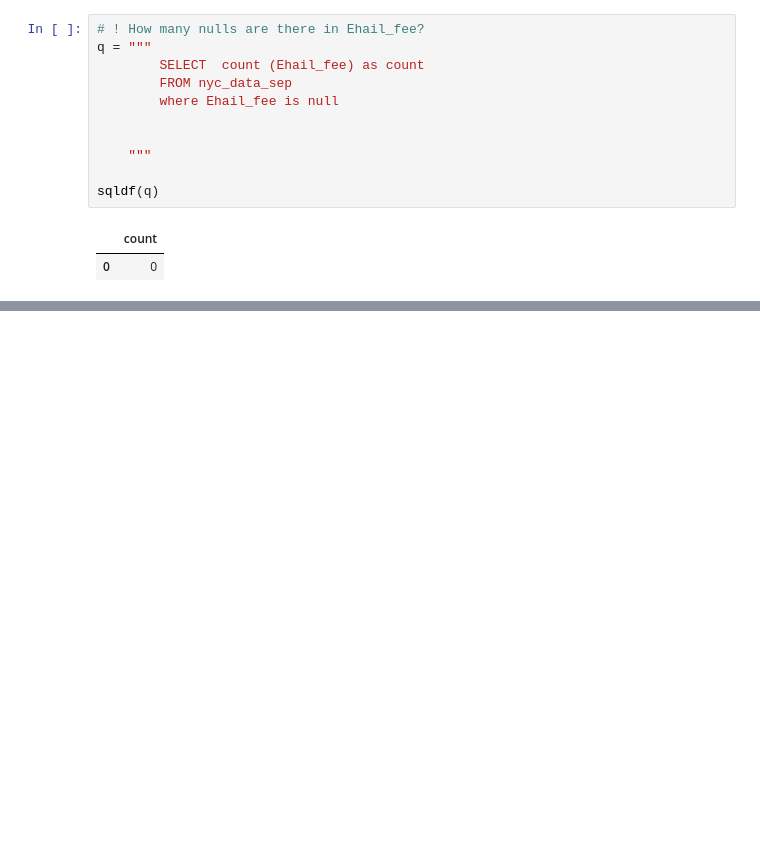
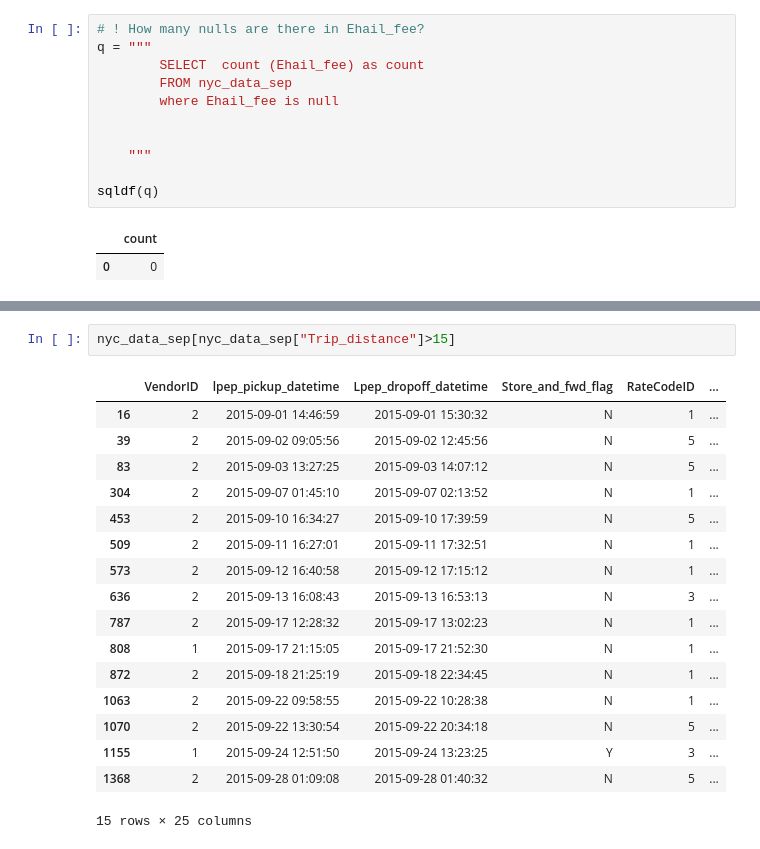
Before and after one commit to bayraktarengin/eurotech_ds, a Jupyter notebook: sql/nyc_taxi_query_notebook.ipynb, the cells around one changed output, grey strips where cells are left out. Saved outputs shown, nothing was run; the diff lists cells and outputs as text; blank space fills up the shorter version.

```diff
--- a/sql/nyc_taxi_query_notebook.ipynb
+++ b/sql/nyc_taxi_query_notebook.ipynb
@@ -543,0 +581,20 @@ sqldf(q)
+# %%
+nyc_data_sep[nyc_data_sep["Trip_distance"]>15]
+# %% [output]
+|  | VendorID | lpep_pickup_datetime | Lpep_dropoff_datetime | Store_and_fwd_flag | RateCodeID | ... |
+| 16 | 2 | 2015-09-01 14:46:59 | 2015-09-01 15:30:32 | N | 1 | ... |
+| 39 | 2 | 2015-09-02 09:05:56 | 2015-09-02 12:45:56 | N | 5 | ... |
+| 83 | 2 | 2015-09-03 13:27:25 | 2015-09-03 14:07:12 | N | 5 | ... |
+| 304 | 2 | 2015-09-07 01:45:10 | 2015-09-07 02:13:52 | N | 1 | ... |
+| 453 | 2 | 2015-09-10 16:34:27 | 2015-09-10 17:39:59 | N | 5 | ... |
+| 509 | 2 | 2015-09-11 16:27:01 | 2015-09-11 17:32:51 | N | 1 | ... |
+| 573 | 2 | 2015-09-12 16:40:58 | 2015-09-12 17:15:12 | N | 1 | ... |
+| 636 | 2 | 2015-09-13 16:08:43 | 2015-09-13 16:53:13 | N | 3 | ... |
+| 787 | 2 | 2015-09-17 12:28:32 | 2015-09-17 13:02:23 | N | 1 | ... |
+| 808 | 1 | 2015-09-17 21:15:05 | 2015-09-17 21:52:30 | N | 1 | ... |
+| 872 | 2 | 2015-09-18 21:25:19 | 2015-09-18 22:34:45 | N | 1 | ... |
+| 1063 | 2 | 2015-09-22 09:58:55 | 2015-09-22 10:28:38 | N | 1 | ... |
+| 1070 | 2 | 2015-09-22 13:30:54 | 2015-09-22 20:34:18 | N | 5 | ... |
+| 1155 | 1 | 2015-09-24 12:51:50 | 2015-09-24 13:23:25 | Y | 3 | ... |
+| 1368 | 2 | 2015-09-28 01:09:08 | 2015-09-28 01:40:32 | N | 5 | ... |
+15 rows × 25 columns
```
Also changed, not shown: parts of 12 cells of this notebook.
